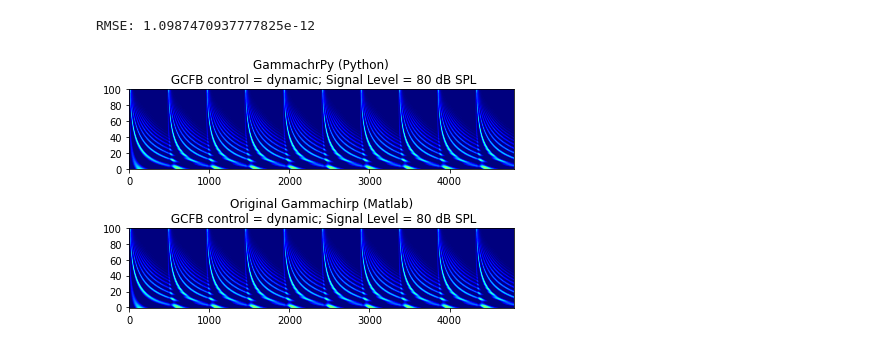
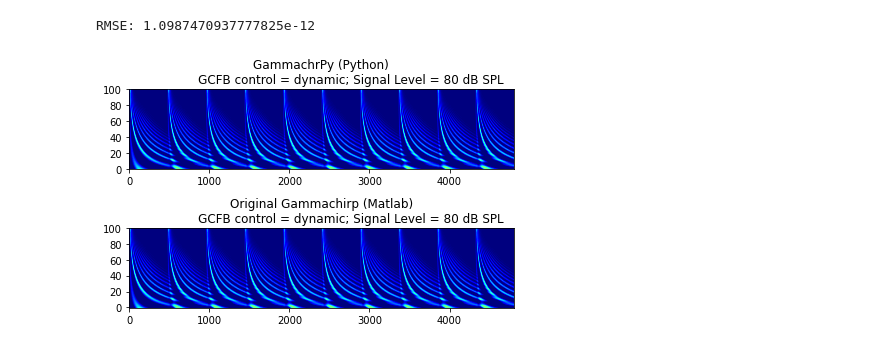
Before and after one commit to kyama0321/gammachirpy, a Jupyter notebook: GCFBv211pack/test_GCFBv211_notebook.ipynb, the cells around one changed output. Drawn from its saved outputs; the diff is of its cells as text; code cells hidden in the pictures.

```diff
--- a/GCFBv211pack/test_GCFBv211_notebook.ipynb
+++ b/GCFBv211pack/test_GCFBv211_notebook.ipynb
@@ -218,16 +218,18 @@ RMSE: 1.0987470937777825e-12
 # %%
 # GammachirPy (Python)
 ax = plt.subplot(2, 1, 1)
 plt.imshow(np.maximum(cGCout, 0), aspect='auto', origin='lower', cmap='jet')
-ax.set_title(f"GammachrPy (Python)\n GCFB control = {GCparam.Ctrl}; Signal Level = {dbspl} dB SPL")
+ax.set_title(f"GammachrPy (Python)\n\
+               GCFB control = {GCparam.Ctrl}; Signal Level = {dbspl} dB SPL")
 ax.set_yticks([0, 20, 40, 60, 80, 100])
 
 # Original Gammachirp (Matlab)
 ax = plt.subplot(2, 1, 2)
 plt.imshow(np.maximum(cGCout_org, 0), aspect='auto', origin='lower', cmap='jet')
-ax.set_title(f"Original Gammachirp (Matlab)\n GCFB control = {GCparam.Ctrl}; Signal Level = {dbspl} dB SPL")
+ax.set_title(f"Original Gammachirp (Matlab)\n\
+               GCFB control = {GCparam.Ctrl}; Signal Level = {dbspl} dB SPL")
 ax.set_yticks([0, 20, 40, 60, 80, 100])
 
 plt.tight_layout()
 # %% [output]
-[figure, old version]
+[figure, new version]
```
Also changed, not shown: parts of 3 cells of this notebook.
